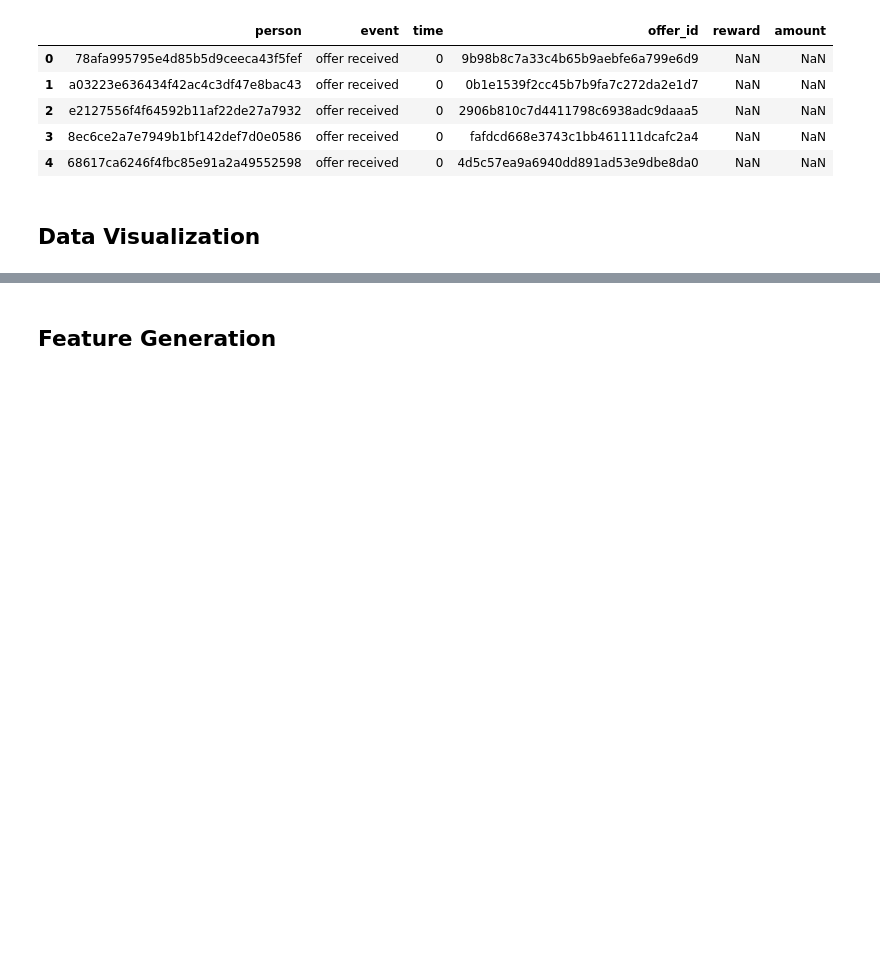
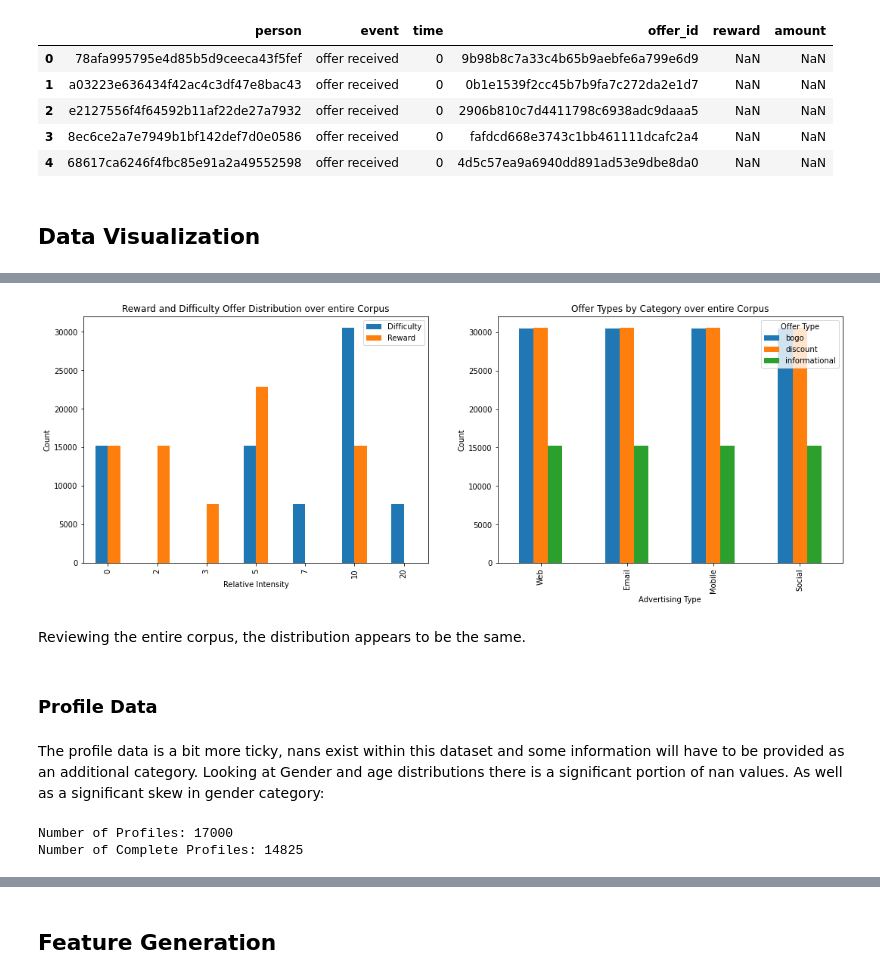
Before and after one commit to amcumber/udacity-mle-capstone-project, a Jupyter notebook: Starbucks_Capstone_notebook.ipynb, the cells around one changed output, grey strips where cells are left out. Cells and saved outputs as stored; diff of their text form; code cells hidden in the pictures; blank space fills up the shorter version.

```diff
--- a/Starbucks_Capstone_notebook.ipynb
+++ b/Starbucks_Capstone_notebook.ipynb
@@ -200,0 +243,58 @@ Transcript:
+# %%
+def plot_offers_metrics(transcript: pd.DataFrame, portfolio: pd.DataFrame):
+    offers_sent = (
+        pd.merge(
+            transcript,
+            portfolio,
+            left_on='offer_id',
+            right_on='id'
+        )
+        .query(f'event == "{Event.received}"')
+    )
+
+    fig, axs = plt.subplots(1, 2, figsize=(18,6))
+
+    (
+        pd.concat(objs=(
+            offers_sent.groupby('difficulty').count()[['reward_y']].rename(columns=lambda _: 'Difficulty'),
+            offers_sent.groupby('reward_y').count()[['difficulty']].rename(columns=lambda _: 'Reward')
+        ), axis=1).plot(
+            kind='bar',
+            ax=axs[0],
+            xlabel='Relative Intensity',
+            ylabel='Count',
+            title='Reward and Difficulty Offer Distribution over entire Corpus')
+    )
+
+    (
+        offers_sent
+        .rename(columns=lambda x: x.title().replace('_', ' '))
+        .groupby('Offer Type')
+        .count()
+        [['Web', 'Email','Mobile', 'Social']]
+        .T
+        .plot(
+            kind='bar',
+            xlabel='Advertising Type',
+            ylabel='Count',
+            ax=axs[1],
+            title='Offer Types by Category over entire Corpus',
+        )
+    );
+    return fig, axs
+
+plot_offers_metrics(transcript, portfolio);
+# %% [output]
+[figure, added]
+# %% [markdown]
+Reviewing the entire corpus, the distribution appears to be the same.
+# %% [markdown]
+### Profile Data
+# %% [markdown]
+The profile data is a bit more ticky, nans exist within this dataset and some information will have to be provided as an additional category. Looking at Gender and age distributions there is a significant portion of nan values. As well as a significant skew in gender category:
+# %%
+print(f"Number of Profiles: {len(profile)}")
+print(f"Number of Complete Profiles: {len(profile.dropna())}")
+# %% [output]
+Number of Profiles: 17000
+Number of Complete Profiles: 14825
```
Also changed, not shown: parts of 19 cells of this notebook, 8 other files.
